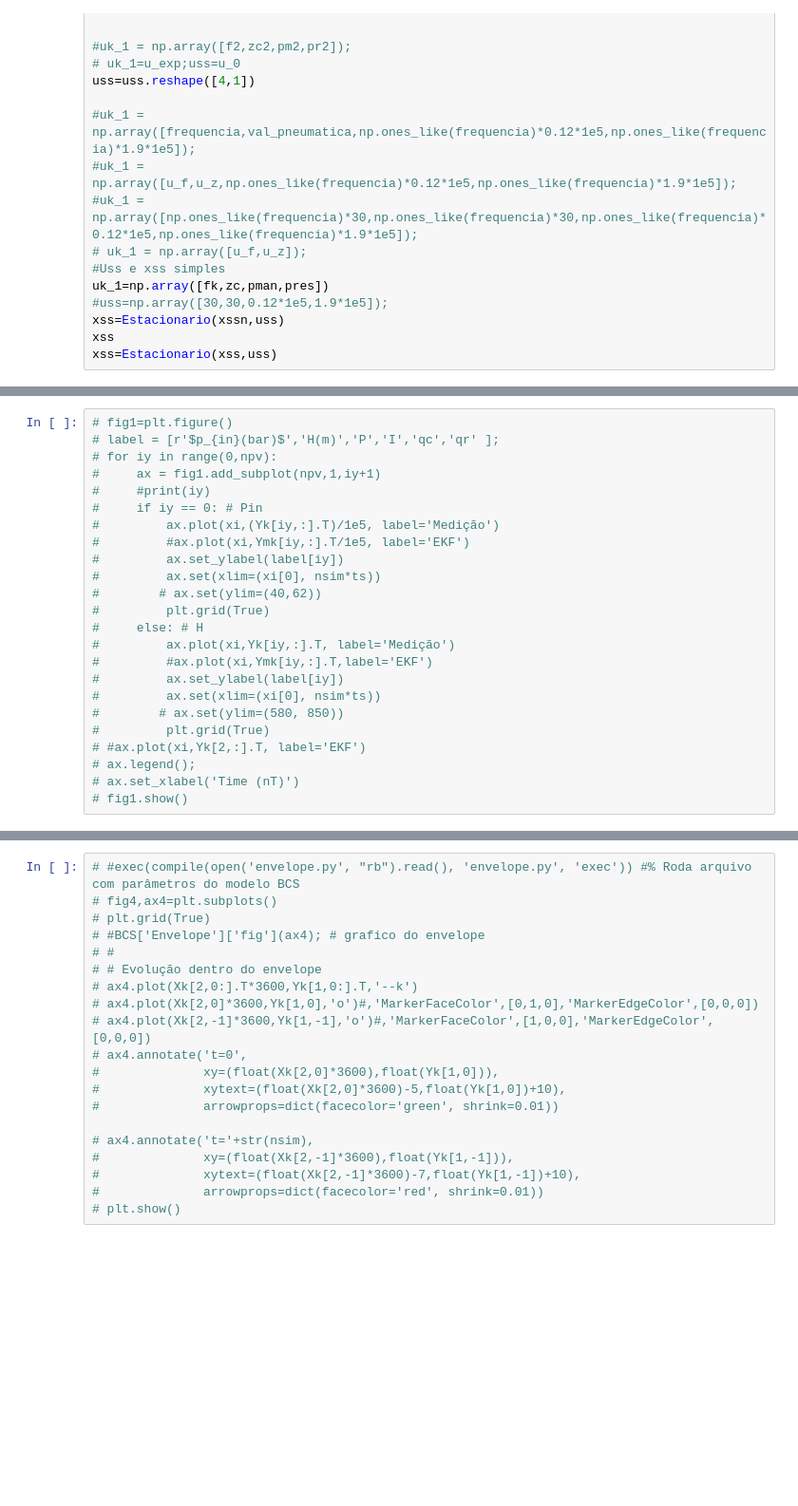
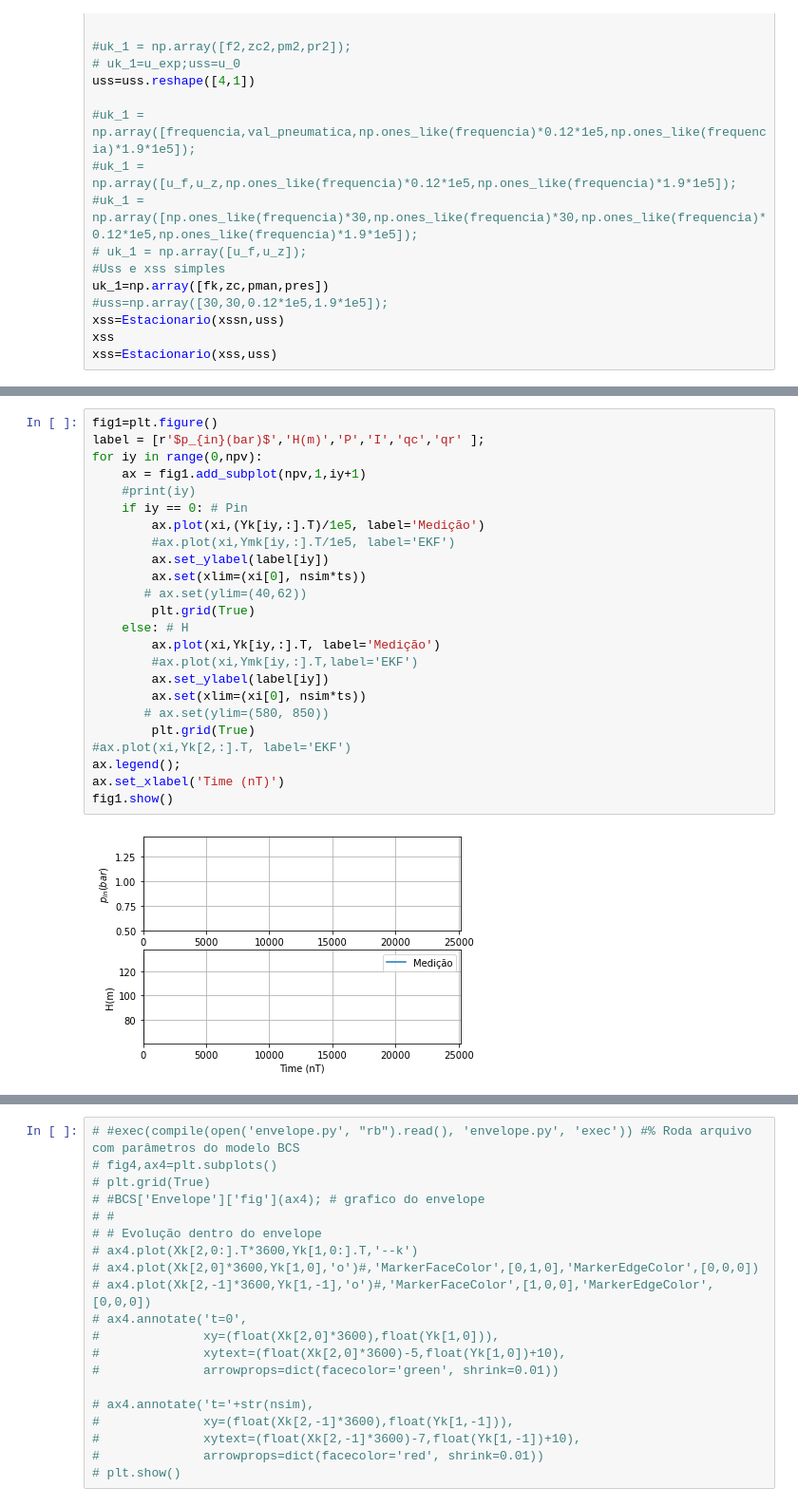
Before and after one commit to tanielfranklin/BCS, a Jupyter notebook: LEA_model/sim _main.ipynb, the cells around one changed output, grey strips where cells are left out. Shown: that part at 95% size. Drawn from its saved outputs; the diff is of its cells as text; blank space fills up the shorter version.

```diff
--- a/LEA_model/sim _main.ipynb
+++ b/LEA_model/sim _main.ipynb
@@ -400,24 +380,26 @@ No handles with labels found to put in legend.
 # %%
-# fig1=plt.figure()
-# label = [r'$p_{in}(bar)$','H(m)','P','I','qc','qr' ];
-# for iy in range(0,npv):
-#     ax = fig1.add_subplot(npv,1,iy+1)
-#     #print(iy)
-#     if iy == 0: # Pin
-#         ax.plot(xi,(Yk[iy,:].T)/1e5, label='Medição')
-#         #ax.plot(xi,Ymk[iy,:].T/1e5, label='EKF')
-#         ax.set_ylabel(label[iy])
-#         ax.set(xlim=(xi[0], nsim*ts))
-#        # ax.set(ylim=(40,62))
-#         plt.grid(True)
-#     else: # H
-#         ax.plot(xi,Yk[iy,:].T, label='Medição')
-#         #ax.plot(xi,Ymk[iy,:].T,label='EKF')
-#         ax.set_ylabel(label[iy])
-#         ax.set(xlim=(xi[0], nsim*ts))
-#        # ax.set(ylim=(580, 850))
-#         plt.grid(True)
-# #ax.plot(xi,Yk[2,:].T, label='EKF')
-# ax.legend();
-# ax.set_xlabel('Time (nT)')
-# fig1.show()
+fig1=plt.figure()
+label = [r'$p_{in}(bar)$','H(m)','P','I','qc','qr' ];
+for iy in range(0,npv):
+    ax = fig1.add_subplot(npv,1,iy+1)
+    #print(iy)
+    if iy == 0: # Pin
+        ax.plot(xi,(Yk[iy,:].T)/1e5, label='Medição')
+        #ax.plot(xi,Ymk[iy,:].T/1e5, label='EKF')
+        ax.set_ylabel(label[iy])
+        ax.set(xlim=(xi[0], nsim*ts))
+       # ax.set(ylim=(40,62))
+        plt.grid(True)
+    else: # H
+        ax.plot(xi,Yk[iy,:].T, label='Medição')
+        #ax.plot(xi,Ymk[iy,:].T,label='EKF')
+        ax.set_ylabel(label[iy])
+        ax.set(xlim=(xi[0], nsim*ts))
+       # ax.set(ylim=(580, 850))
+        plt.grid(True)
+#ax.plot(xi,Yk[2,:].T, label='EKF')
+ax.legend();
+ax.set_xlabel('Time (nT)')
+fig1.show()
+# %% [output]
+[figure, added]
```
Also changed, not shown: parts of 25 cells of this notebook, 5 other files.
